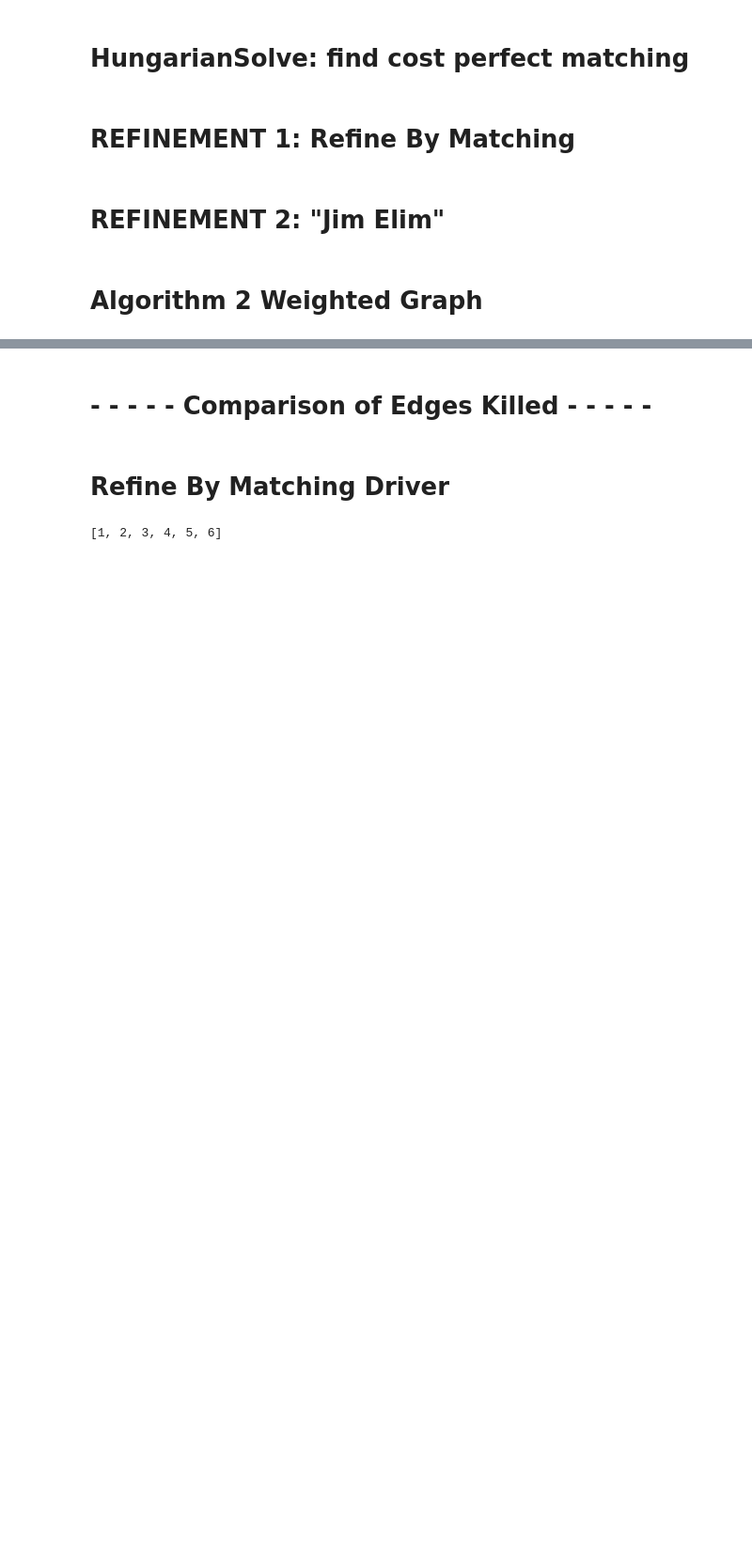
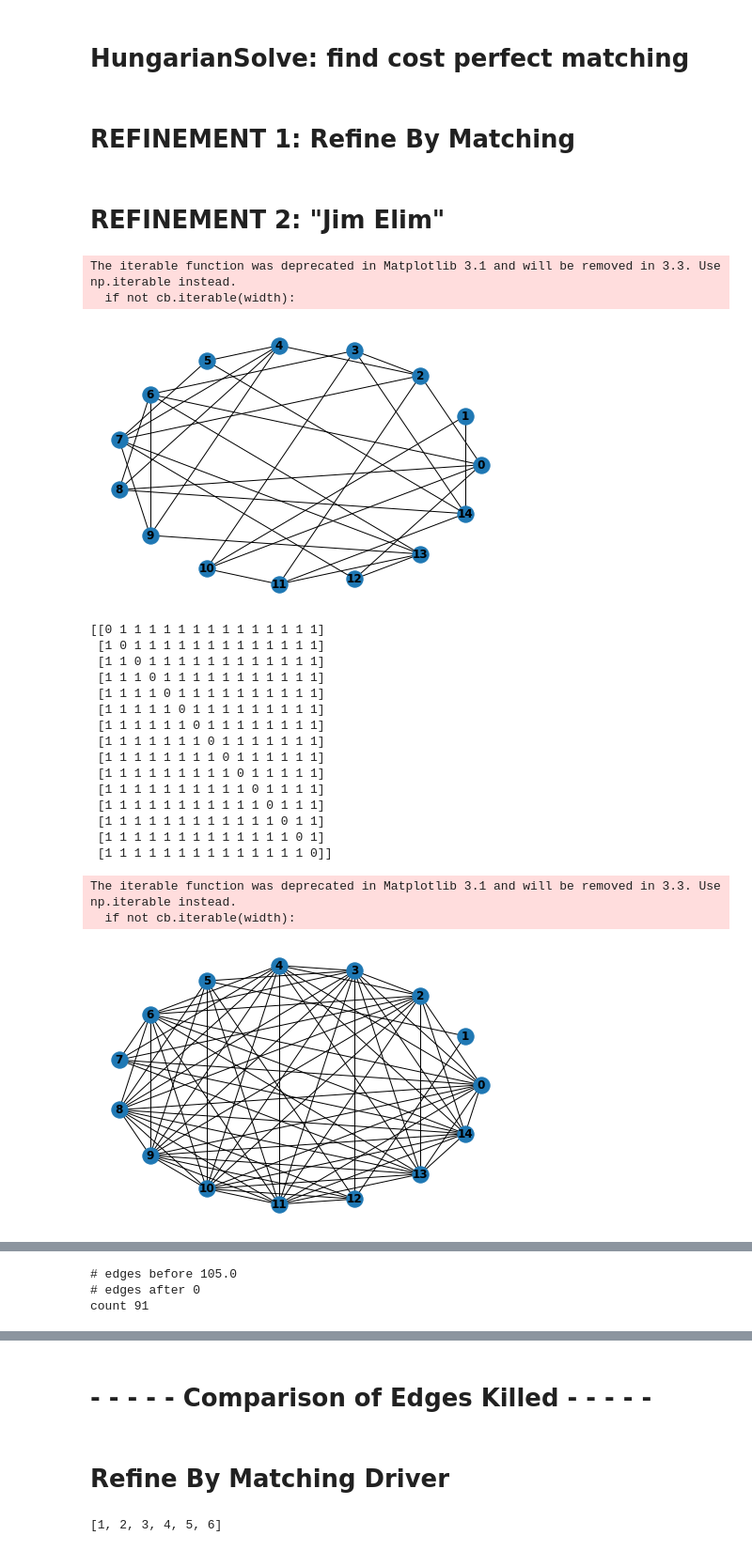
Before and after one commit to hhicks13/benchmarking-dasg, a Jupyter notebook: kas-benchmark.ipynb, the cells around one changed output, grey strips where cells are left out. Shown: that part at 94% size. Drawn from its saved outputs; the diff is of its cells as text; code cells hidden in the pictures; blank space fills up the shorter version.

Commit message:
comparison working, but edges not lining up

```diff
--- a/kas-benchmark.ipynb
+++ b/kas-benchmark.ipynb
@@ -547,3 +564,20 @@ def round_robin(stack):
-# %% [markdown]
-# Algorithm 2 Weighted Graph
+# %%
+def update_adjacent_bounds(i,j,G_A,stack_pbar,_pbar):
+    #
+    _stack = set(stack_pbar)
+    Ni = set(nx.neighbors(G_A,i))
+    Nj = set(nx.neighbors(G_A,j))
+    _ee = set(it.product(Ni,Nj))
+    NiXNj = set( tuple(sorted(edge)) for edge in it.product(Ni,Nj))
+    #
+    NiXNj_intersect_Pbar = _stack.intersection(NiXNj)
+    #
+    for l,k in NiXNj_intersect_Pbar:
+        deg_l = G_A.degree(l)
+        deg_k = G_A.degree(k)
+        delta_bound = max(0,4-abs(deg_l - deg_k))
+        if i in nx.neighbors(G_A,l) and j in nx.neighbors(G_A,k):
+            _pbar[(l,k)] += delta_bound
+        elif j in nx.neighbors(G_A,l) and i in nx.neighbors(G_A,k):
+            _pbar[(l,k)] += delta_bound
 # %%
@@ -667,0 +664,48 @@ k_A = 2
+# %%
+def Algorithm2(G,k):
+    G_A = G
+    n = len(G_A.nodes())
+    Ef_A = nx.Graph()
+    P_A = nx.complete_graph(range(n))
+    k_A = k
+    nx.draw(G_A,pos=nx.circular_layout(G_A), with_labels=True, font_weight='bold')
+    plt.show()
+    jim_elim_while(G_A,Ef_A,k_A)
+
+n = 15
+density = 0.3
+k = 1
+G = nx.erdos_renyi_graph(n,density)
+Algorithm1(G,k)
+Algorithm2(G,k)
+
+
+
+
+
+
+## how many matching tests are computed at different budget values
+## they should eliminate the same amount
+##
+# %% [output]
+The iterable function was deprecated in Matplotlib 3.1 and will be removed in 3.3. Use np.iterable instead.
+  if not cb.iterable(width):
+[figure, added]
+[[0 1 1 1 1 1 1 1 1 1 1 1 1 1 1]
+ [1 0 1 1 1 1 1 1 1 1 1 1 1 1 1]
+ [1 1 0 1 1 1 1 1 1 1 1 1 1 1 1]
+ [1 1 1 0 1 1 1 1 1 1 1 1 1 1 1]
+ [1 1 1 1 0 1 1 1 1 1 1 1 1 1 1]
+ [1 1 1 1 1 0 1 1 1 1 1 1 1 1 1]
+ [1 1 1 1 1 1 0 1 1 1 1 1 1 1 1]
+ [1 1 1 1 1 1 1 0 1 1 1 1 1 1 1]
+ [1 1 1 1 1 1 1 1 0 1 1 1 1 1 1]
+ [1 1 1 1 1 1 1 1 1 0 1 1 1 1 1]
+ [1 1 1 1 1 1 1 1 1 1 0 1 1 1 1]
+ [1 1 1 1 1 1 1 1 1 1 1 0 1 1 1]
+ [1 1 1 1 1 1 1 1 1 1 1 1 0 1 1]
+ [1 1 1 1 1 1 1 1 1 1 1 1 1 0 1]
+ [1 1 1 1 1 1 1 1 1 1 1 1 1 1 0]]
+The iterable function was deprecated in Matplotlib 3.1 and will be removed in 3.3. Use np.iterable instead.
+  if not cb.iterable(width):
+[figure, added]
@@ -667,0 +715,3 @@ k_A = 2
+# edges before 105.0
+# edges after 0
+count 91
```
Also changed, not shown: parts of 13 cells of this notebook.
